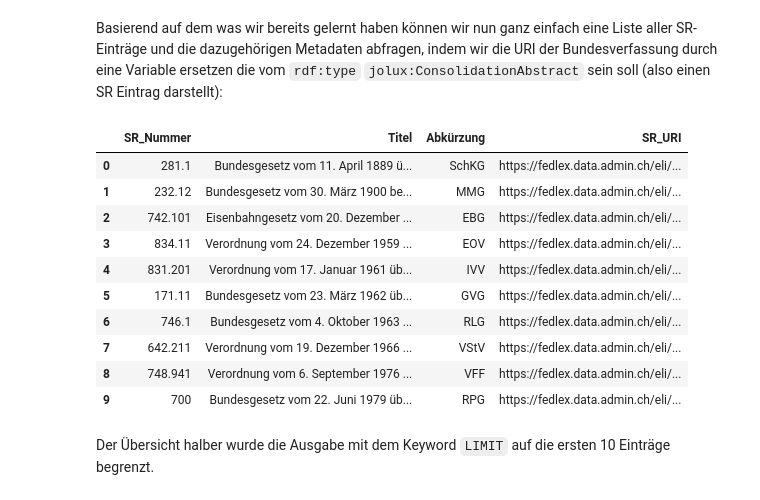
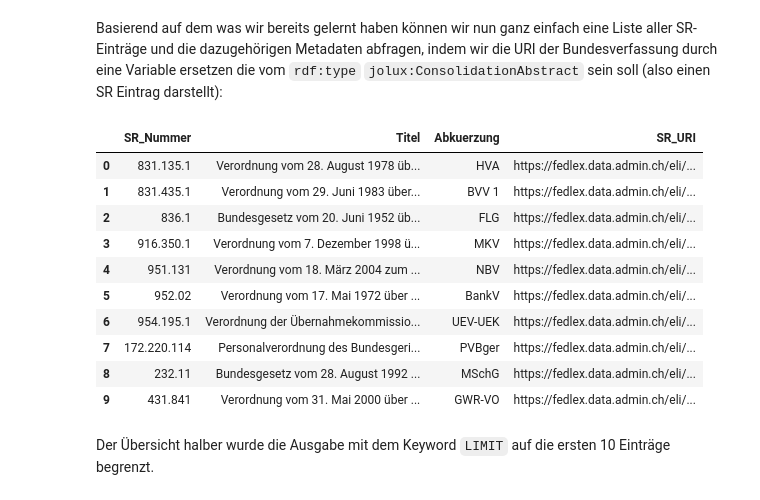
Before and after one commit to SwissFederalArchives/LD-Tutorials, a Jupyter notebook: content/fedlex.ipynb, the cells around one changed output. Drawn from its saved outputs; the diff is of its cells as text; code cells hidden in the pictures.

```diff
--- a/content/fedlex.ipynb
+++ b/content/fedlex.ipynb
@@ -340,48 +341,48 @@ display_result(df)
 # %% [markdown]
 Basierend auf dem was wir bereits gelernt haben können wir nun ganz einfach eine Liste aller SR-Einträge und die dazugehörigen Metadaten abfragen, indem wir die URI der Bundesverfassung durch eine Variable ersetzen die vom `rdf:type` `jolux:ConsolidationAbstract` sein soll (also einen SR Eintrag darstellt):
 # %%
-df = await query("""
+df = query("""
 
 # Definition von Prefixes zur besseren Lesbarkeit
 PREFIX rdf: <http://www.w3.org/1999/02/22-rdf-syntax-ns#>
 PREFIX jolux: <http://data.legilux.public.lu/resource/ontology/jolux#>
 PREFIX skos: <http://www.w3.org/2004/02/skos/core#>
 
-SELECT DISTINCT ?SR_Nummer ?Titel ?Abkürzung ?SR_URI WHERE {
+SELECT DISTINCT ?SR_Nummer ?Titel ?Abkuerzung ?SR_URI WHERE {
 
     # Alle Objekte vom Typ ConsolidationAbstract auswählen
     ?SR_URI rdf:type jolux:ConsolidationAbstract .
 
     # Alle TaxonomyEntries und Expressions der SR-Einträge auswählen
     ?SR_URI jolux:classifiedByTaxonomyEntry ?TaxonomyEntry ;
             jolux:isRealizedBy ?Expression .
 
     ?TaxonomyEntry skos:notation ?SR_Nummer .
 
     ?Expression jolux:language <http://publications.europa.eu/resource/authority/language/DEU> .
 
     ?Expression jolux:title ?Titel ;
-                jolux:titleShort ?Abkürzung .
+                jolux:titleShort ?Abkuerzung .
 }
 
 # Wir beschränken die Ausgabe auf die ersten 10 Einträge
 LIMIT 10
 
 """, "F")
 
 display_result(df)
 # %% [output]
-|  | SR_Nummer | Titel | Abkürzung | SR_URI |
-| 0 | 281.1 | Bundesgesetz vom 11. April 1889 ü... | SchKG | https://fedlex.data.admin.ch/eli/... |
-| 1 | 232.12 | Bundesgesetz vom 30. März 1900 be... | MMG | https://fedlex.data.admin.ch/eli/... |
-| 2 | 742.101 | Eisenbahngesetz vom 20. Dezember ... | EBG | https://fedlex.data.admin.ch/eli/... |
-| 3 | 834.11 | Verordnung vom 24. Dezember 1959 ... | EOV | https://fedlex.data.admin.ch/eli/... |
-| 4 | 831.201 | Verordnung vom 17. Januar 1961 üb... | IVV | https://fedlex.data.admin.ch/eli/... |
-| 5 | 171.11 | Bundesgesetz vom 23. März 1962 üb... | GVG | https://fedlex.data.admin.ch/eli/... |
-| 6 | 746.1 | Bundesgesetz vom 4. Oktober 1963 ... | RLG | https://fedlex.data.admin.ch/eli/... |
-| 7 | 642.211 | Verordnung vom 19. Dezember 1966 ... | VStV | https://fedlex.data.admin.ch/eli/... |
-| 8 | 748.941 | Verordnung vom 6. September 1976 ... | VFF | https://fedlex.data.admin.ch/eli/... |
-| 9 | 700 | Bundesgesetz vom 22. Juni 1979 üb... | RPG | https://fedlex.data.admin.ch/eli/... |
+|  | SR_Nummer | Titel | Abkuerzung | SR_URI |
+| 0 | 831.135.1 | Verordnung vom 28. August 1978 üb... | HVA | https://fedlex.data.admin.ch/eli/... |
+| 1 | 831.435.1 | Verordnung vom 29. Juni 1983 über... | BVV 1 | https://fedlex.data.admin.ch/eli/... |
+| 2 | 836.1 | Bundesgesetz vom 20. Juni 1952 üb... | FLG | https://fedlex.data.admin.ch/eli/... |
+| 3 | 916.350.1 | Verordnung vom 7. Dezember 1998 ü... | MKV | https://fedlex.data.admin.ch/eli/... |
+| 4 | 951.131 | Verordnung vom 18. März 2004 zum ... | NBV | https://fedlex.data.admin.ch/eli/... |
+| 5 | 952.02 | Verordnung vom 17. Mai 1972 über ... | BankV | https://fedlex.data.admin.ch/eli/... |
+| 6 | 954.195.1 | Verordnung der Übernahmekommissio... | UEV-UEK | https://fedlex.data.admin.ch/eli/... |
+| 7 | 172.220.114 | Personalverordnung des Bundesgeri... | PVBger | https://fedlex.data.admin.ch/eli/... |
+| 8 | 232.11 | Bundesgesetz vom 28. August 1992 ... | MSchG | https://fedlex.data.admin.ch/eli/... |
+| 9 | 431.841 | Verordnung vom 31. Mai 2000 über ... | GWR-VO | https://fedlex.data.admin.ch/eli/... |
 # %% [markdown]
 Der Übersicht halber wurde die Ausgabe mit dem Keyword `LIMIT` auf die ersten 10 Einträge begrenzt.
 # %% [markdown]
```
Also changed, not shown: parts of 15 cells of this notebook, 1 other file.
